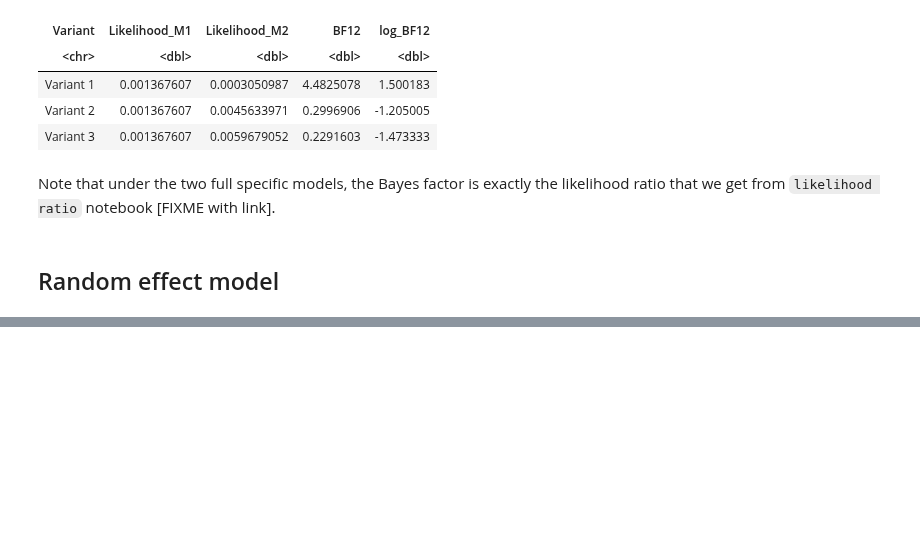
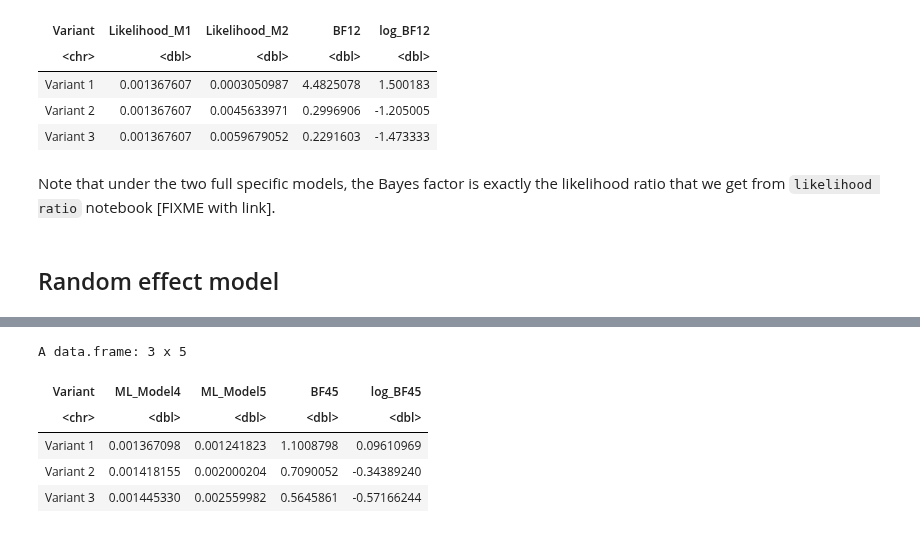
Before and after one commit to StatFunGen/statgen-prerequisites, a Jupyter notebook: Bayes_factor.ipynb, the cells around one changed output, grey strips where cells are left out. Cells and saved outputs as stored; diff of their text form; code cells hidden in the pictures; blank space fills up the shorter version.

```diff
--- a/Bayes_factor.ipynb
+++ b/Bayes_factor.ipynb
@@ -410,0 +228,40 @@ This approach provides a principled way to incorporate prior knowledge about eff
+# %%
+# Define model parameters
+prior_var_model4 <- 0.1^2  # Smaller variance for Model 4
+prior_var_model5 <- 0.5^2  # Larger variance for Model 5
+residual_var <- 1          # Residual variance (fixed)
+
+# Initialize results table
+bf_random_table <- data.frame(
+  Variant = paste("Variant", 1:M),
+  ML_Model4 = numeric(M),    # Marginal likelihood for Model 4
+  ML_Model5 = numeric(M),    # Marginal likelihood for Model 5
+  BF45 = numeric(M),         # Bayes Factor (Model 4 vs Model 5)
+  log_BF45 = numeric(M)      # Log of Bayes Factor
+)
+
+# Calculate Bayes Factors for each variant
+for (j in 1:M) {
+  X_j <- X[, j]  # Genotypes for variant j
+
+  # Calculate marginal likelihoods
+  bf_random_table[j, "ML_Model4"] <- random_effect_marginal_likelihood(
+    X_j, Y, prior_var_model4, residual_var
+  )
+  bf_random_table[j, "ML_Model5"] <- random_effect_marginal_likelihood(
+    X_j, Y, prior_var_model5, residual_var
+  )
+
+  # Calculate Bayes Factor
+  bf_random_table[j, "BF45"] <- bf_random_table[j, "ML_Model4"] /
+                               bf_random_table[j, "ML_Model5"]
+  bf_random_table[j, "log_BF45"] <- log(bf_random_table[j, "BF45"])
+}
+bf_random_table
+# %% [output]
+A data.frame: 3 x 5
+| Variant | ML_Model4 | ML_Model5 | BF45 | log_BF45 |
+| <chr> | <dbl> | <dbl> | <dbl> | <dbl> |
+| Variant 1 | 0.001367098 | 0.001241823 | 1.1008798 | 0.09610969 |
+| Variant 2 | 0.001418155 | 0.002000204 | 0.7090052 | -0.34389240 |
+| Variant 3 | 0.001445330 | 0.002559982 | 0.5645861 | -0.57166244 |
```
Also changed, not shown: parts of 11 cells of this notebook, 1 other file.
